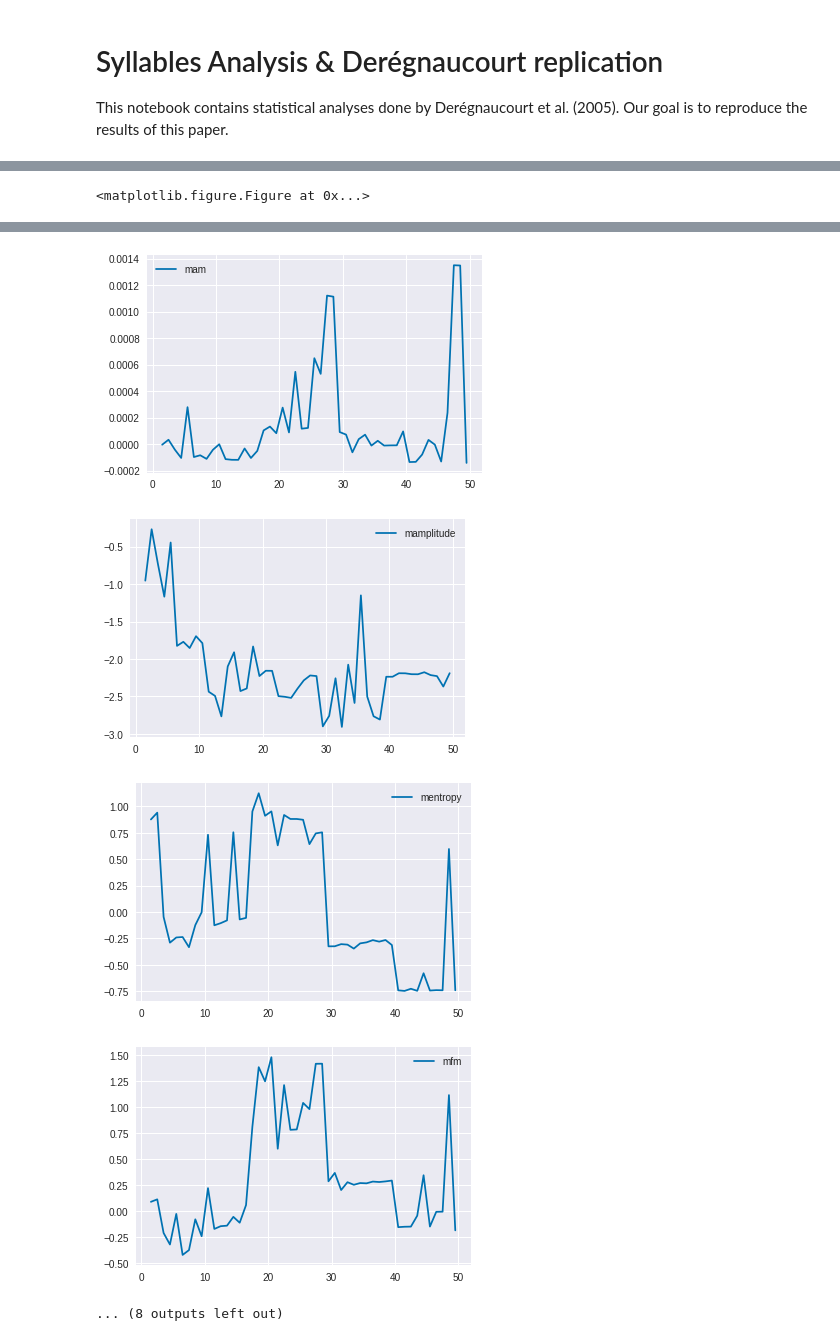
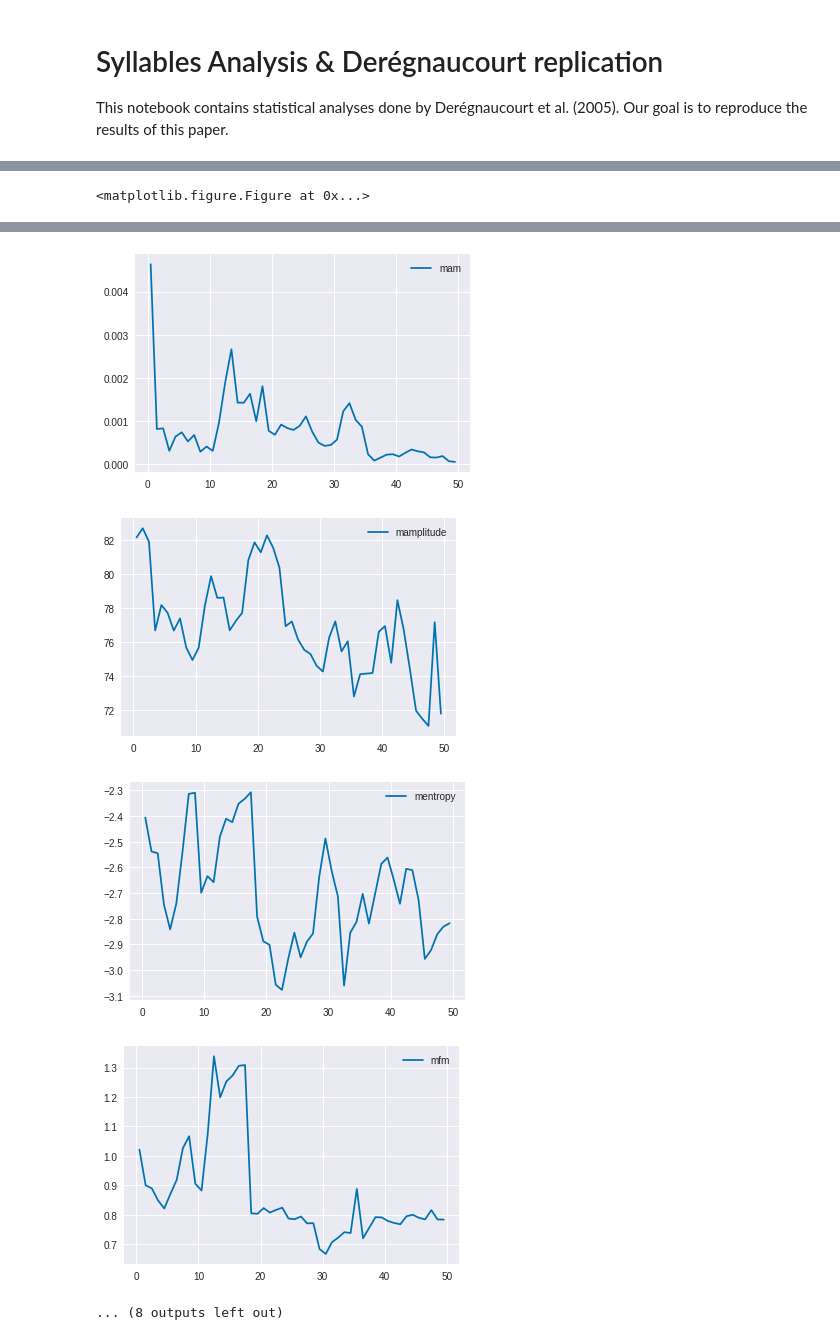
Before and after one commit to PaulEcoffet/birdsonglearningmodel, a Jupyter notebook: analysis/Syllables_analysis.ipynb, the cells around one changed output, grey strips where cells are left out. Saved outputs shown, nothing was run; the diff lists cells and outputs as text; code cells hidden in the pictures.

```diff
--- a/analysis/Syllables_analysis.ipynb
+++ b/analysis/Syllables_analysis.ipynb
@@ -30,13 +32,11 @@ sns.set_palette('colorblind')
 # %%
-
 progress = FloatProgress(min=0, max=1)
 display(progress)
-main_path = '../model/res/microbial_uniform_170503_155818/seed{}+big_ba+on_alpha_silence_beta+prior_amp_entropy+slow_dev+20_replay+10_conc+3_day_conc/'
+main_path = '../model/res/microbial_uniform_170509_103551/seed{}+big_ba+on_alpha_silence_beta+prior_amp_entropy+slow_dev+200_replay+50_conc+3_day_conc'
 all_dat = []
 
 for seed in range(40):
     if not  isdir(main_path.format(seed)):
-        #print(seed)
         continue
     path = main_path.format(seed)
     cur_dat = syllables_from_run(path, force=False, progress=progress)
@@ -47,3 +47,5 @@ all_dat = pd.concat(all_dat)
 
 sr, tutor = wavfile.read(join(main_path.format(0), 'tutor.wav'))
 tutor_syllables = extract_syllables_statistics(tutor)
+# %%
+pad = 20
@@ -96,8 +77,8 @@ g.add_legend()
 # %%
 plt.figure(figsize=(14, 14))
 med = all_dat.query('beg > {beg} and end < {end} and moment == "evening"'.format(
-    beg=tutor_syllables[0]['beg'] - 50,
-    end=tutor_syllables[0]['end'] + 50)).groupby('comb').quantile(0.95)
+    beg=tutor_syllables[0]['beg'] - pad,
+    end=tutor_syllables[0]['end'] + pad)).groupby('comb').quantile(0.95)
 for item in med.keys():
     plt.figure()
     plt.plot(med[item], label=item)
@@ -116,7 +97,7 @@ for day in range(np.max(all_dat['day'])):
-[figure, old version]
+[figure, new version]
-[figure, old version]
+[figure, new version]
-[figure, old version]
+[figure, new version]
-[figure, old version]
+[figure, new version]
 ... (8 outputs left out)
 # %%
 plt.figure(figsize=(15, 10))
```
Also changed, not shown: parts of 25 cells of this notebook, 2 other files.
